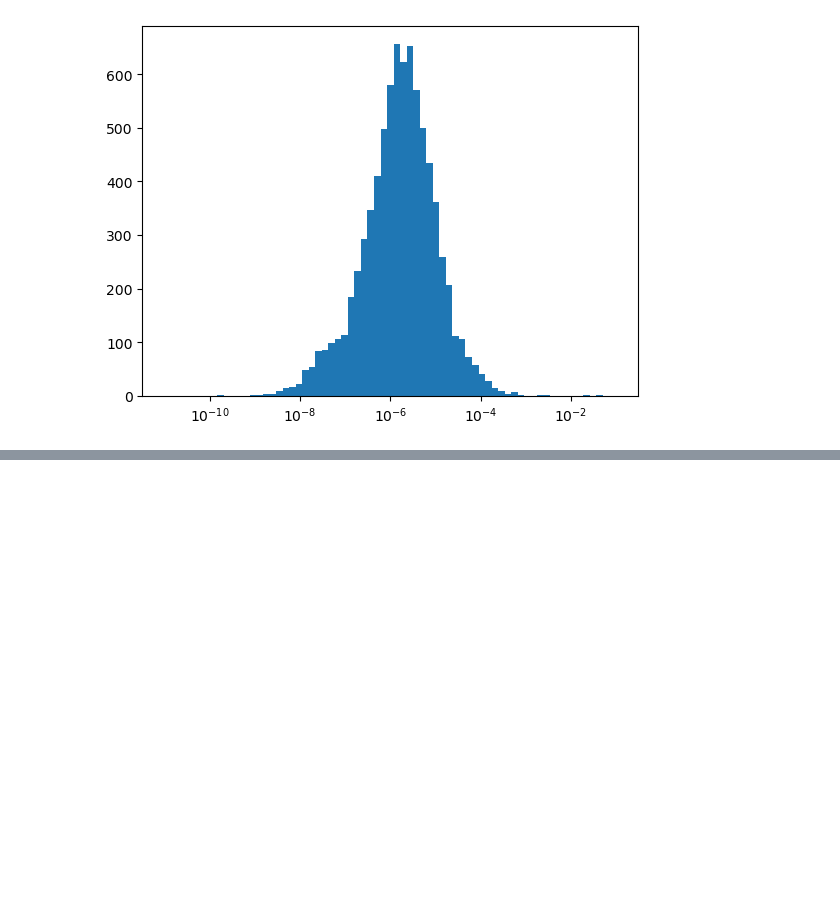
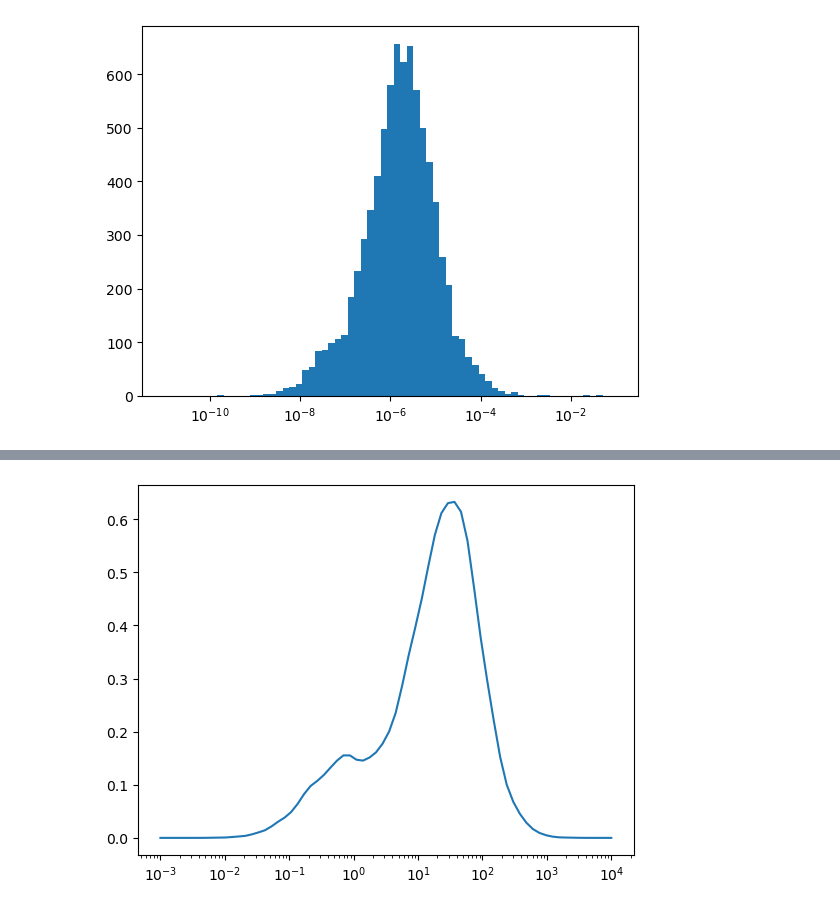
Before and after one commit to Diego-Albano/astrostatistics_bicocca_2025, a Jupyter notebook: working/W14.ipynb, the cells around one changed output, grey strips where cells are left out. Cells and saved outputs as stored; diff of their text form; code cells hidden in the pictures; blank space fills up the shorter version.

```diff
--- a/working/W14.ipynb
+++ b/working/W14.ipynb
@@ -30,6 +30,6 @@ print(len(data[0]))
 # %%
 T90 = np.array(data[6], dtype=float)
-T90 = [x for x in T90 if x>0]
+T90 = np.array([x for x in T90 if x>0])
 print(np.min(T90))
 print(np.max(T90))
 # %% [output]
@@ -53,3 +53,16 @@ plt.hist(fluence, bins=np.logspace(-11, -1, 70))
 plt.xscale("log")
 # %% [output]
 [figure]
+# %%
+from sklearn.model_selection import GridSearchCV
+from sklearn.neighbors import KernelDensity
+
+bwrange = np.linspace(0.01,1.0, 40)                                         #Test 30 bandwidths from 0.1 to 1.0
+print(bwrange)
+K = 5                                                                       #Do 5-fold cross validation
+grid = GridSearchCV(KernelDensity(), {'bandwidth': bwrange}, cv= K)         #Try each bandwidth with K-folds
+grid.fit(np.log10(T90[:, None]))                                            #Fit the histogram data that we started the lecture with.
+h_opt = grid.best_params_['bandwidth']
+print(h_opt)
+
+#1 minuto e 10 secondi
@@ -55,0 +78,14 @@ plt.xscale("log")
+# %%
+xgrid =np.logspace(-3, 4, 70)
+
+def kde_sklearn(data, bandwidth = 1.0):
+    kde_skl = KernelDensity(bandwidth = bandwidth)
+    kde_skl.fit(data[:, np.newaxis])
+    log_pdf = kde_skl.score_samples(np.log10(xgrid[:, np.newaxis]))
+    return np.exp(log_pdf)
+
+pdf = kde_sklearn(np.log10(T90),bandwidth=h_opt)
+plt.plot(xgrid, pdf)
+plt.xscale("log")
+# %% [output]
+[figure, added]
```
Also changed, not shown: parts of 8 cells of this notebook.
